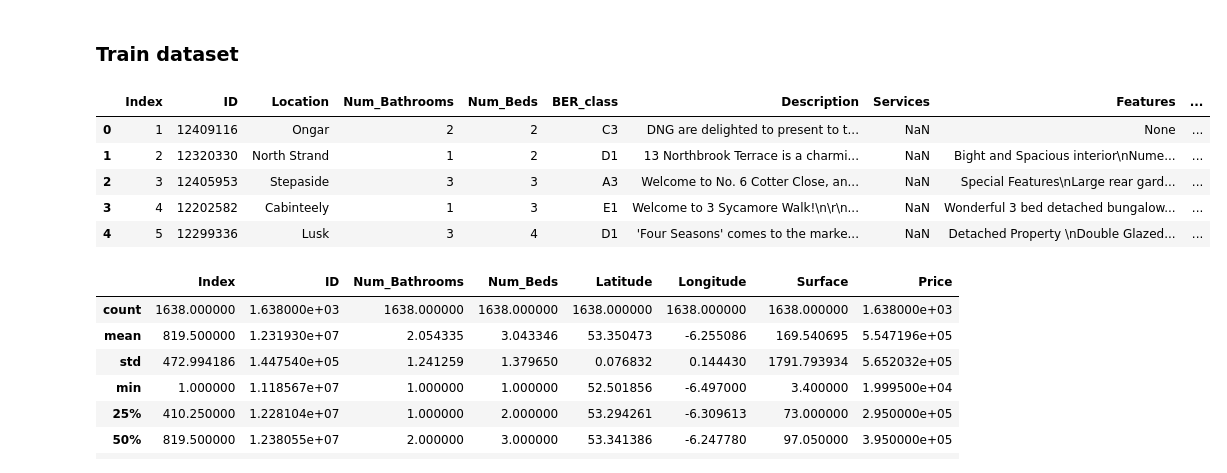
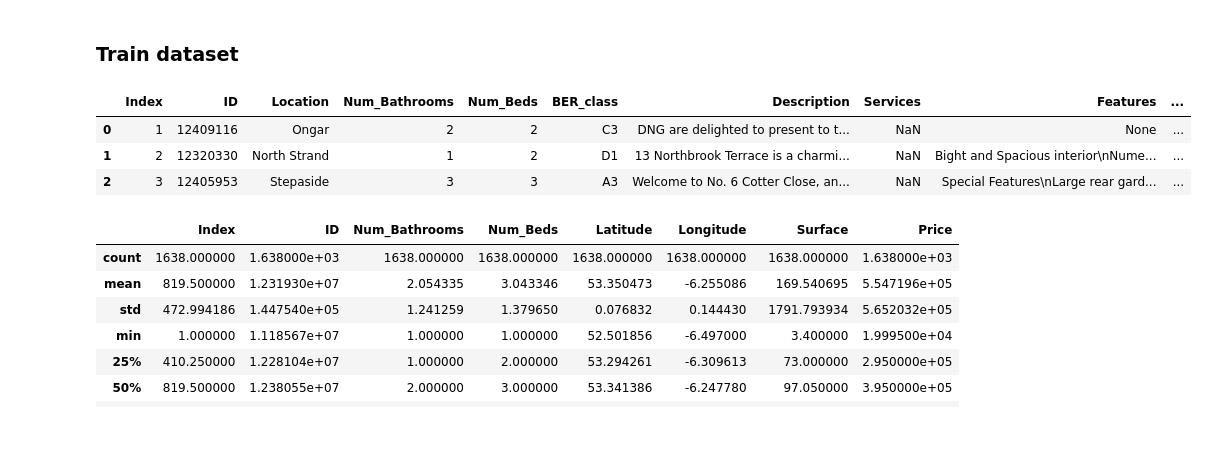
Before and after one commit to markdevine/ET5003_SEM1_2021-2, a Jupyter notebook: ET5003_KaggleCompetition_MarkDevine_19187289.ipynb, the cells around one changed output. Saved outputs shown, nothing was run; the diff lists cells and outputs as text; code cells hidden in the pictures; blank space fills up the shorter version.

```diff
--- a/ET5003_KaggleCompetition_MarkDevine_19187289.ipynb
+++ b/ET5003_KaggleCompetition_MarkDevine_19187289.ipynb
@@ -188,14 +200,12 @@ testing_file = syntPath+filename2
 cost_file = syntPath+filename3
 # %%
 # show first data frame rows
-df_train.head()
+df_train.head(3)
 # %% [output]
 |  | Index | ID | Location | Num_Bathrooms | Num_Beds | BER_class | Description | Services | Features | ... |
 | 0 | 1 | 12409116 | Ongar | 2 | 2 | C3 | DNG are delighted to present to t... | NaN | None | ... |
 | 1 | 2 | 12320330 | North Strand | 1 | 2 | D1 | 13 Northbrook Terrace is a charmi... | NaN | Bight and Spacious interior\nNume... | ... |
 | 2 | 3 | 12405953 | Stepaside | 3 | 3 | A3 | Welcome to No. 6 Cotter Close, an... | NaN | Special Features\nLarge rear gard... | ... |
-| 3 | 4 | 12202582 | Cabinteely | 1 | 3 | E1 | Welcome to 3 Sycamore Walk!\n\r\n... | NaN | Wonderful 3 bed detached bungalow... | ... |
-| 4 | 5 | 12299336 | Lusk | 3 | 4 | D1 | 'Four Seasons' comes to the marke... | NaN | Detached Property \nDouble Glazed... | ... |
 # %%
 # Generate descriptive statistics
 df_train.describe()
```
Also changed, not shown: parts of 7 cells of this notebook.
